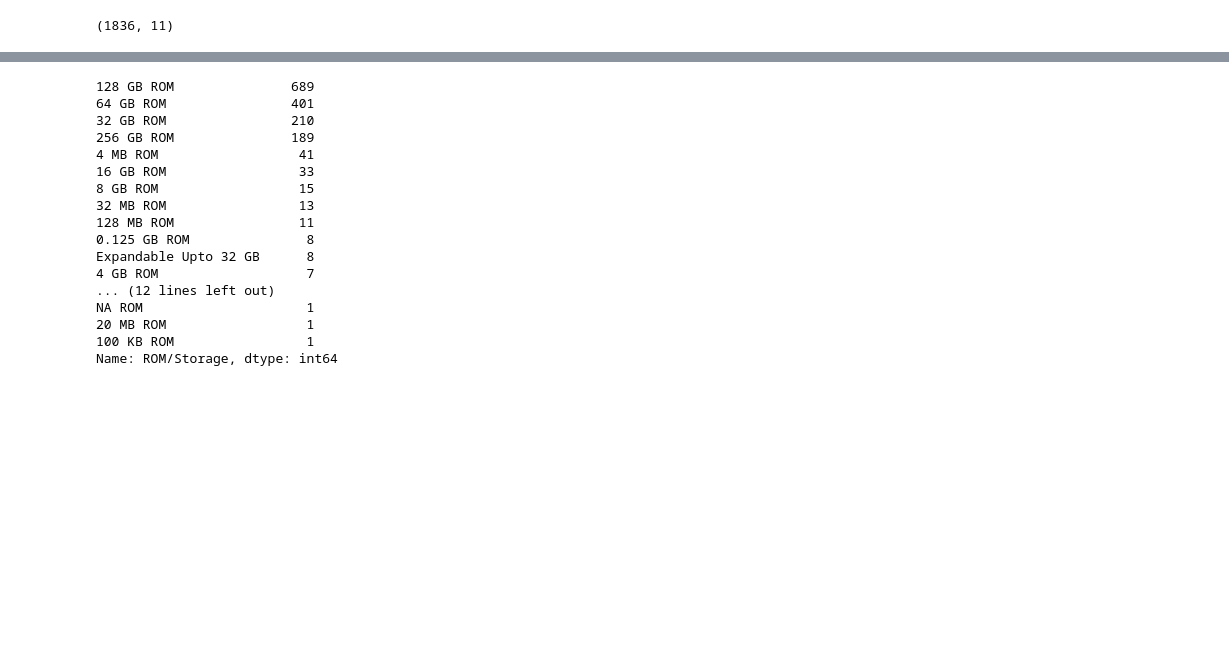
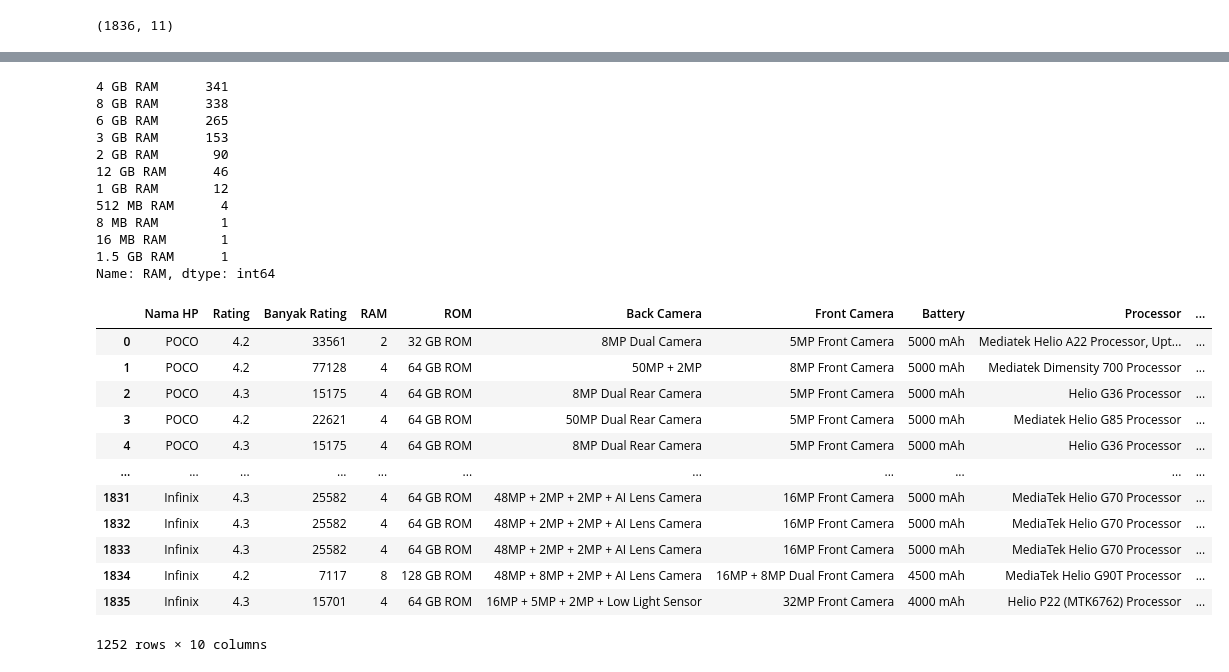
Before and after one commit to meiditaathfl05/TUGAS-REKRU, a Jupyter notebook: regresi.ipynb, the cells around one changed output, grey strips where cells are left out. Cells and saved outputs as stored; diff of their text form; code cells hidden in the pictures; blank space fills up the shorter version.

```diff
--- a/regresi.ipynb
+++ b/regresi.ipynb
@@ -56,20 +168,47 @@ dtype: int64
+# %%
+df['Banyak Rating'] = df['Banyak Rating'].str.replace(',', '').astype(int)
 # %%
-df["ROM/Storage"].value_counts()
+df['RAM'].value_counts()
 # %% [output]
-128 GB ROM               689
-64 GB ROM                401
-32 GB ROM                210
-256 GB ROM               189
-4 MB ROM                  41
-16 GB ROM                 33
-8 GB ROM                  15
-32 MB ROM                 13
-128 MB ROM                11
-0.125 GB ROM               8
-Expandable Upto 32 GB      8
-4 GB ROM                   7
-... (12 lines left out)
-NA ROM                     1
-20 MB ROM                  1
-100 KB ROM                 1
-Name: ROM/Storage, dtype: int64
+4 GB RAM      341
+8 GB RAM      338
+6 GB RAM      265
+3 GB RAM      153
+2 GB RAM       90
+12 GB RAM      46
+1 GB RAM       12
+512 MB RAM      4
+8 MB RAM        1
+16 MB RAM       1
+1.5 GB RAM      1
+Name: RAM, dtype: int64
+# %%
+
+ram_update = {
+    '8 GB RAM': 8,
+    '4 GB RAM': 4,
+    '6 GB RAM': 6,
+    '3 GB RAM': 3,
+    '2 GB RAM': 2,
+    '12 GB RAM': 12,
+    '1 GB RAM': 1
+}
+df['RAM'] = df['RAM'].map(ram_update)
+df['RAM'].fillna(0, inplace=True)
+df['RAM'] = df['RAM'].astype(int)
+# %%
+df
+# %% [output]
+|  | Nama HP | Rating | Banyak Rating | RAM | ROM | Back Camera | Front Camera | Battery | Processor | ... |
+| 0 | POCO | 4.2 | 33561 | 2 | 32 GB ROM | 8MP Dual Camera | 5MP Front Camera | 5000 mAh | Mediatek Helio A22 Processor, Upt... | ... |
+| 1 | POCO | 4.2 | 77128 | 4 | 64 GB ROM | 50MP + 2MP | 8MP Front Camera | 5000 mAh | Mediatek Dimensity 700 Processor | ... |
+| 2 | POCO | 4.3 | 15175 | 4 | 64 GB ROM | 8MP Dual Rear Camera | 5MP Front Camera | 5000 mAh | Helio G36 Processor | ... |
+| 3 | POCO | 4.2 | 22621 | 4 | 64 GB ROM | 50MP Dual Rear Camera | 5MP Front Camera | 5000 mAh | Mediatek Helio G85 Processor | ... |
+| 4 | POCO | 4.3 | 15175 | 4 | 64 GB ROM | 8MP Dual Rear Camera | 5MP Front Camera | 5000 mAh | Helio G36 Processor | ... |
+| ... | ... | ... | ... | ... | ... | ... | ... | ... | ... | ... |
+| 1831 | Infinix | 4.3 | 25582 | 4 | 64 GB ROM | 48MP + 2MP + 2MP + AI Lens Camera | 16MP Front Camera | 5000 mAh | MediaTek Helio G70 Processor | ... |
+| 1832 | Infinix | 4.3 | 25582 | 4 | 64 GB ROM | 48MP + 2MP + 2MP + AI Lens Camera | 16MP Front Camera | 5000 mAh | MediaTek Helio G70 Processor | ... |
+| 1833 | Infinix | 4.3 | 25582 | 4 | 64 GB ROM | 48MP + 2MP + 2MP + AI Lens Camera | 16MP Front Camera | 5000 mAh | MediaTek Helio G70 Processor | ... |
+| 1834 | Infinix | 4.2 | 7117 | 8 | 128 GB ROM | 48MP + 8MP + 2MP + AI Lens Camera | 16MP + 8MP Dual Front Camera | 4500 mAh | MediaTek Helio G90T Processor | ... |
+| 1835 | Infinix | 4.3 | 15701 | 4 | 64 GB ROM | 16MP + 5MP + 2MP + Low Light Sensor | 32MP Front Camera | 4000 mAh | Helio P22 (MTK6762) Processor | ... |
+1252 rows × 10 columns
```
Also changed, not shown: parts of 34 cells of this notebook.
